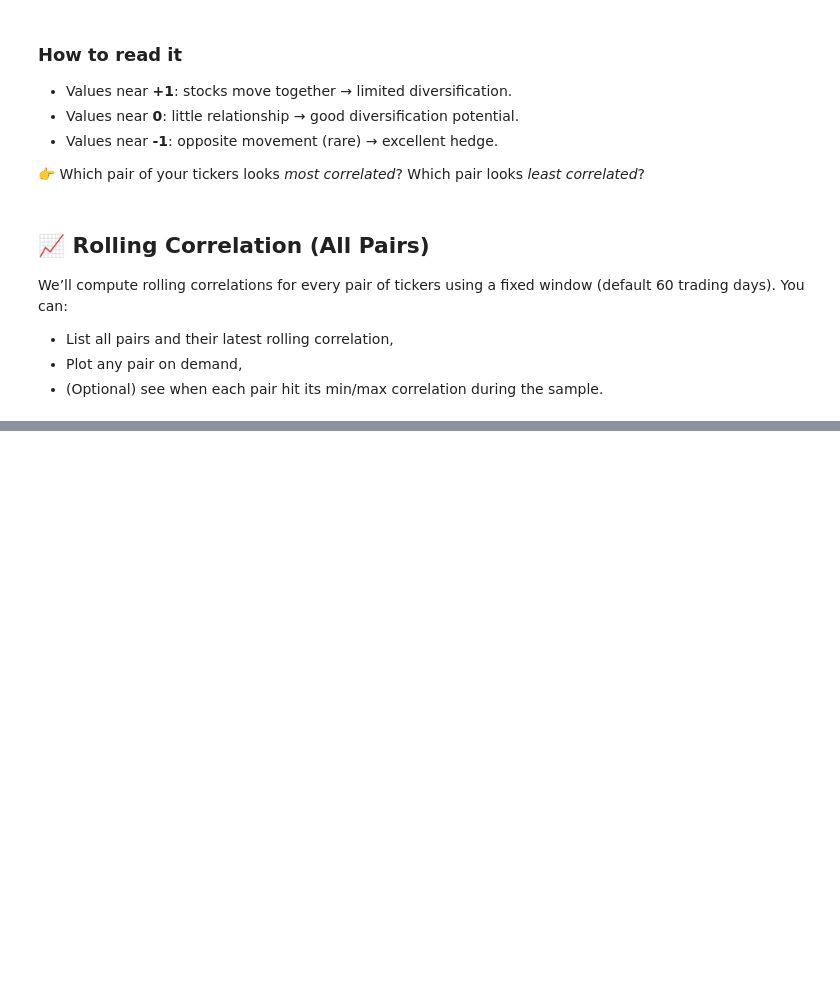
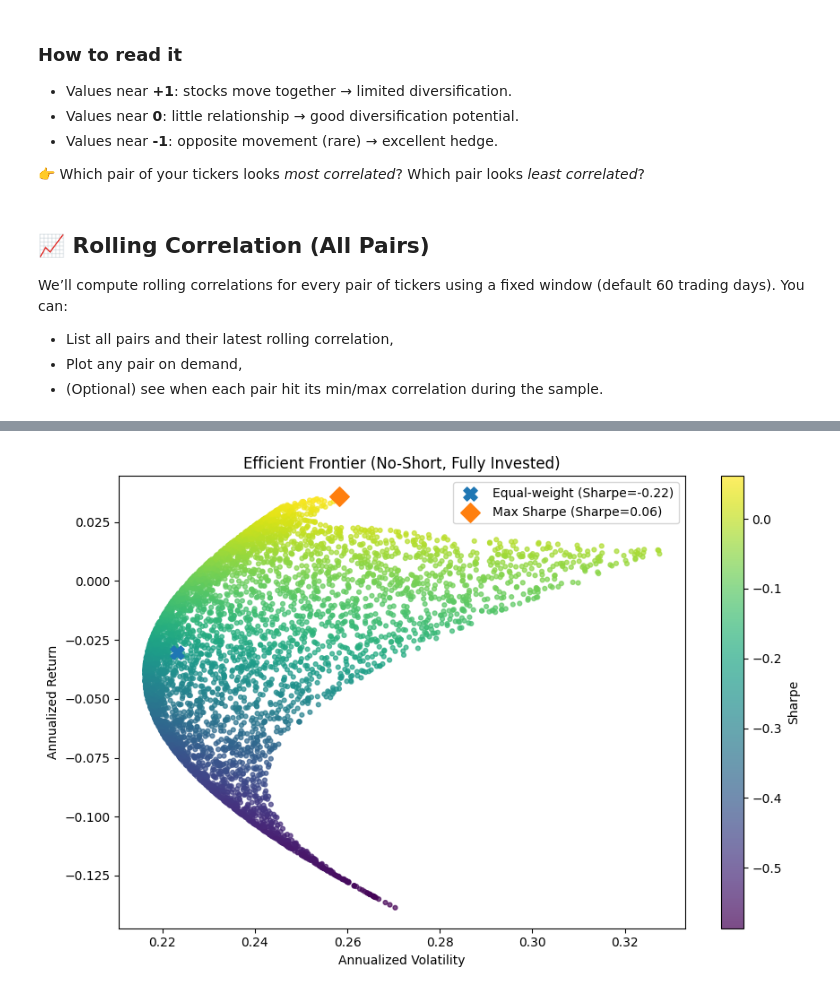
Before and after one commit to Shun3711/stock-trend-etl-spark, a Jupyter notebook: spark_jobs/Risk-Adjusted Metrics.ipynb, the cells around one changed output, grey strips where cells are left out. Cells and saved outputs as stored; diff of their text form; code cells hidden in the pictures; blank space fills up the shorter version.

```diff
--- a/spark_jobs/Risk-Adjusted Metrics.ipynb
+++ b/spark_jobs/Risk-Adjusted Metrics.ipynb
@@ -385,0 +457,98 @@ display(extrema_table)
+# %%
+import numpy as np
+import pandas as pd
+import matplotlib.pyplot as plt
+
+# ---------- Config ----------
+RISK_FREE_ANNUAL = 0.02   # 2% annual, change as you like
+N_PORTFOLIOS = 5000       # more points = smoother frontier
+RANDOM_SEED = 42          # set for reproducibility
+# ----------------------------
+
+np.random.seed(RANDOM_SEED)
+
+# 1) Prepare daily returns in wide format (decimal)
+returns_wide = df.pivot(index="Date", columns="Ticker", values="ret_dec").sort_index()
+tickers = list(returns_wide.columns)
+n = len(tickers)
+
+# 2) Daily -> annual conversion helpers
+TRADING_DAYS = 252
+def ann_return(daily_series: pd.Series) -> float:
+    return daily_series.mean() * TRADING_DAYS
+
+def ann_vol(daily_series: pd.Series) -> float:
+    return daily_series.std() * np.sqrt(TRADING_DAYS)
+
+# 3) Portfolio metrics from weights
+def portfolio_metrics(w: np.ndarray) -> tuple[float,float,float]:
+    # daily portfolio series
+    port_daily = (returns_wide[tickers] * w).sum(axis=1).dropna()
+    ar = ann_return(port_daily)
+    av = ann_vol(port_daily)
+    sharpe = (ar - RISK_FREE_ANNUAL) / av if av != 0 else np.nan
+    return ar, av, sharpe
+
+# 4) Generate no-short, fully invested random weights (Dirichlet)
+def random_weights(num_assets: int) -> np.ndarray:
+    w = np.random.dirichlet(alpha=np.ones(num_assets))
+    return w  # nonnegative and sums to 1
+
+# 5) Simulate many portfolios
+rows = []
+W = []
+for _ in range(N_PORTFOLIOS):
+    w = random_weights(n)
+    ar, av, sh = portfolio_metrics(w)
+    rows.append({"Ann_Return": ar, "Ann_Vol": av, "Sharpe": sh})
+    W.append(w)
+
+frontier = pd.DataFrame(rows)
+W = np.array(W)  # shape: (N_PORTFOLIOS, n)
+
+# 6) Special portfolios to highlight
+w_eq = np.ones(n) / n
+eq_ar, eq_av, eq_sh = portfolio_metrics(w_eq)
+
+# max Sharpe in the simulation
+imax = frontier["Sharpe"].idxmax()
+w_max_sharpe = W[imax]
+ms_ar, ms_av, ms_sh = frontier.loc[imax, ["Ann_Return", "Ann_Vol", "Sharpe"]]
+
+# 7) Plot: Efficient Frontier (risk vs. return), colored by Sharpe
+plt.figure(figsize=(9,6))
+scatter = plt.scatter(frontier["Ann_Vol"], frontier["Ann_Return"],
+                      c=frontier["Sharpe"], s=12, alpha=0.7)
+plt.colorbar(scatter, label="Sharpe")
+
+# Highlight equal-weight
+plt.scatter(eq_av, eq_ar, marker="X", s=120, label=f"Equal-weight (Sharpe={eq_sh:.2f})")
+
+# Highlight max Sharpe
+plt.scatter(ms_av, ms_ar, marker="D", s=120, label=f"Max Sharpe (Sharpe={ms_sh:.2f})")
+
+plt.title("Efficient Frontier (No-Short, Fully Invested)")
+plt.xlabel("Annualized Volatility")
+plt.ylabel("Annualized Return")
+plt.legend()
+plt.tight_layout()
+plt.show()
+
+# 8) Show weights of the max Sharpe portfolio
+max_sharpe_table = pd.DataFrame({
+    "Ticker": tickers,
+    "Weight_MaxSharpe": w_max_sharpe
+}).sort_values("Weight_MaxSharpe", ascending=False).reset_index(drop=True)
+
+display(pd.DataFrame({
+    "EqualWeight_Return": [eq_ar],
+    "EqualWeight_Vol":    [eq_av],
+    "EqualWeight_Sharpe": [eq_sh],
+    "MaxSharpe_Return":   [ms_ar],
+    "MaxSharpe_Vol":      [ms_av],
+    "MaxSharpe_Sharpe":   [ms_sh],
+}).round(4))
+
+display(max_sharpe_table.round(4))
+# %% [output]
+[figure, added]
```
Also changed, not shown: parts of 7 cells of this notebook.
